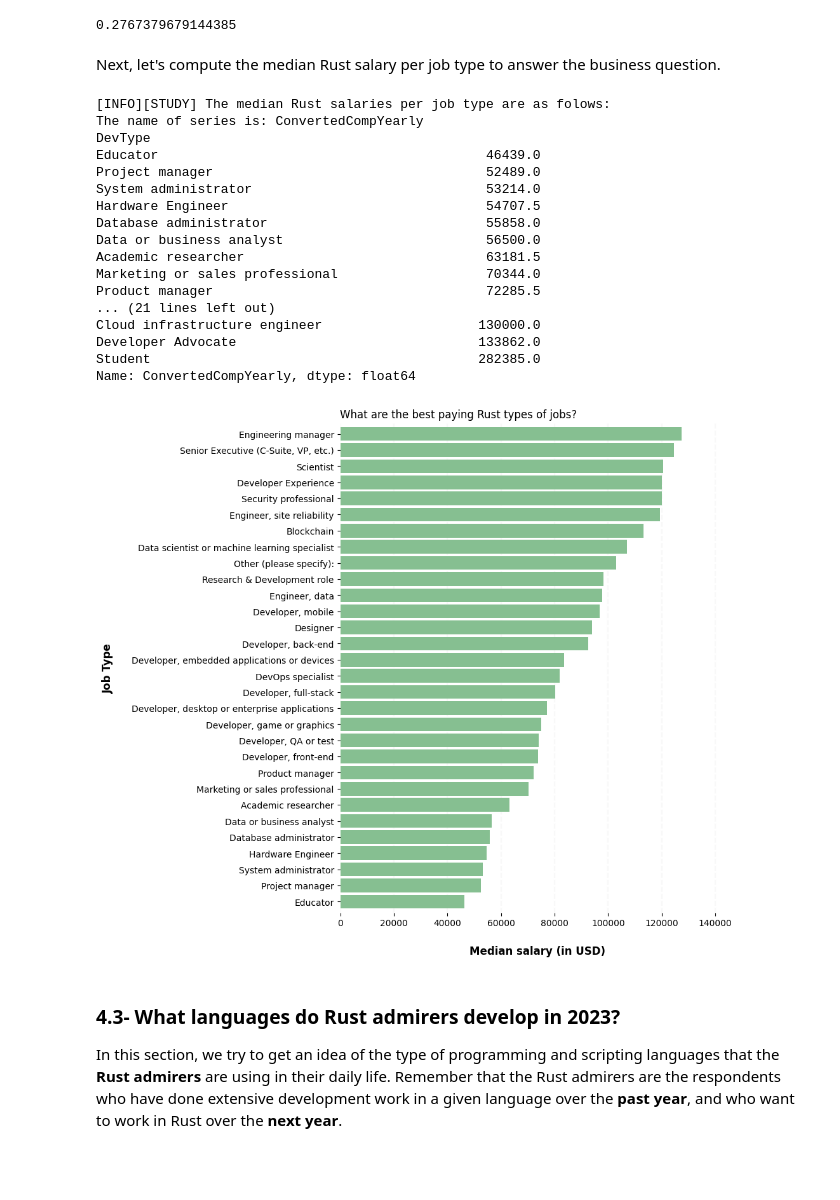
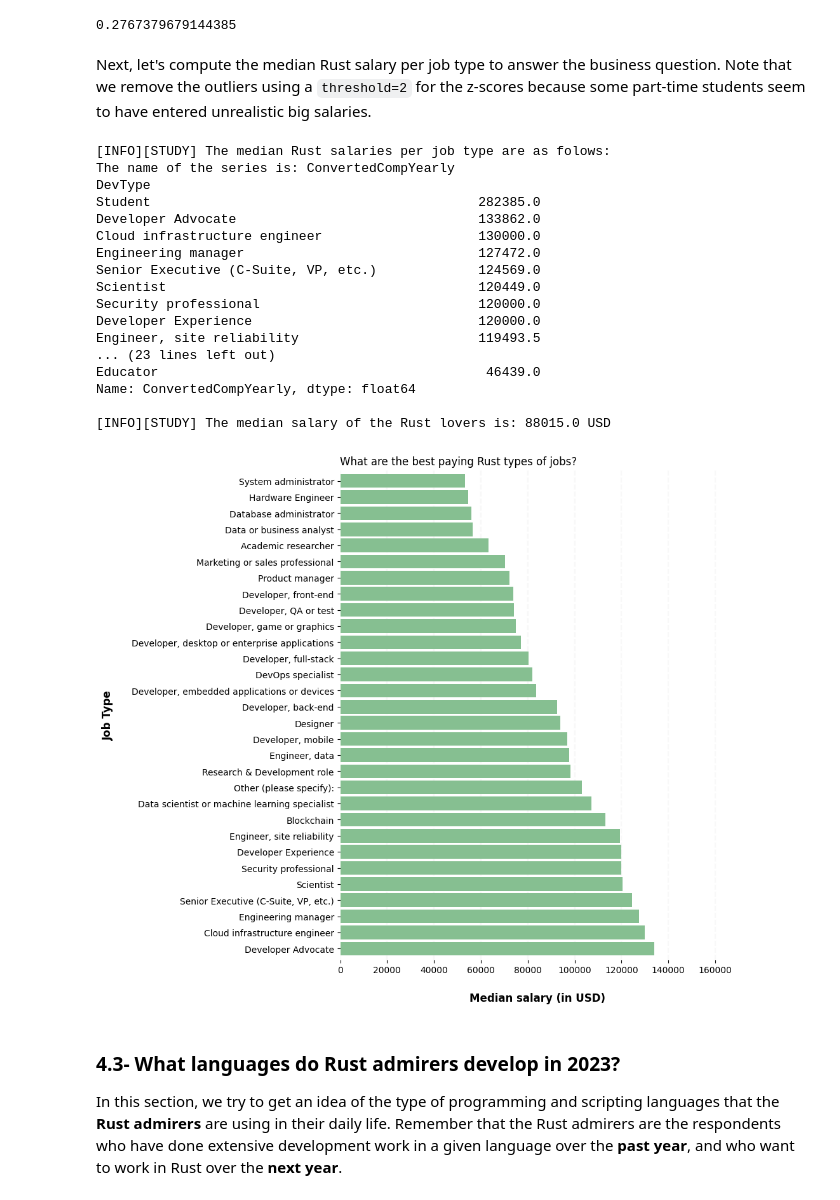
Before and after one commit to fab7/LAB-Data-Science-Blog-Post, a Jupyter notebook: notebook/who_are_the_rust_users.ipynb, the cells around one changed output. Cells and saved outputs as stored; diff of their text form; code cells hidden in the pictures; blank space fills up the shorter version.

```diff
--- a/notebook/who_are_the_rust_users.ipynb
+++ b/notebook/who_are_the_rust_users.ipynb
@@ -300,37 +300,48 @@ missing_value
 # %% [output]
 0.2767379679144385
 # %% [markdown]
-Next, let's compute the median Rust salary per job type to answer the business question.
+Next, let's compute the median Rust salary per job type to answer the business question. Note that we remove the outliers using a `threshold=2` for the z-scores because some part-time students seem to have entered unrealistic big salaries.
 # %%
 # STEP-1: Compute the median Rust salary per job type
-sr_rust_salaries = df_rust_lovers.groupby('DevType').median(numeric_only=True)['ConvertedCompYearly'].sort_values()
+sr_rust_salaries = df_rust_lovers.groupby('DevType').median(numeric_only=True)['ConvertedCompYearly'].sort_values(ascending=False)
 
 if VERBOSE > 2:
     print(f"\n[INFO][STUDY] The median Rust salaries per job type are as folows:")
-    print(f"The name of series is: {sr_rust_salaries.name} ")
+    print(f"The name of the series is: {sr_rust_salaries.name} ")
     print(sr_rust_salaries)
 
-# STEP-2: Show me the average Rust salary per development types
+# STEP-2: Remove the outliers by setting a threshold
+z_scores = np.abs((sr_rust_salaries - sr_rust_salaries.mean()) / sr_rust_salaries.std())
+if VERBOSE > 3:
+    print(f"\n[INFO][STUDY] The z-scores of the Rust salaries per job type are as folows:")
+    print(z_scores)
+threshold = 2
+sr_rust_salaries = sr_rust_salaries[z_scores < threshold]
+
+# STEP-3: Show me the average Rust salary per development types
 bu.barh_chart(sr_rust_salaries, 'What are the best paying Rust types of jobs?', color='#86bf91', fig_save=False)
+
+# STEP-4: Show me the resulting median Rust salary
+print(f"\n[INFO][STUDY] The median salary of the Rust lovers is: {sr_rust_salaries.median()} USD")
 # %% [output]
 [INFO][STUDY] The median Rust salaries per job type are as folows:
-The name of series is: ConvertedCompYearly
+The name of the series is: ConvertedCompYearly
 DevType
+Student                                          282385.0
+Developer Advocate                               133862.0
+Cloud infrastructure engineer                    130000.0
+Engineering manager                              127472.0
+Senior Executive (C-Suite, VP, etc.)             124569.0
+Scientist                                        120449.0
+Security professional                            120000.0
+Developer Experience                             120000.0
+Engineer, site reliability                       119493.5
+... (23 lines left out)
 Educator                                          46439.0
-Project manager                                   52489.0
-System administrator                              53214.0
-Hardware Engineer                                 54707.5
-Database administrator                            55858.0
-Data or business analyst                          56500.0
-Academic researcher                               63181.5
-Marketing or sales professional                   70344.0
-Product manager                                   72285.5
-... (21 lines left out)
-Cloud infrastructure engineer                    130000.0
-Developer Advocate                               133862.0
-Student                                          282385.0
 Name: ConvertedCompYearly, dtype: float64
+
+[INFO][STUDY] The median salary of the Rust lovers is: 88015.0 USD
-[figure, old version]
+[figure, new version]
 # %% [markdown]
 ### 4.3- What languages do Rust admirers develop in 2023?
 In this section, we try to get an idea of the type of programming and scripting languages that the **Rust admirers** are using in their daily life. Remember that the Rust admirers are the respondents who have done extensive development work in a given language over the **past year**, and who want to work in Rust over the **next year**.
```
Also changed, not shown: parts of 6 cells of this notebook, 1 other file.
